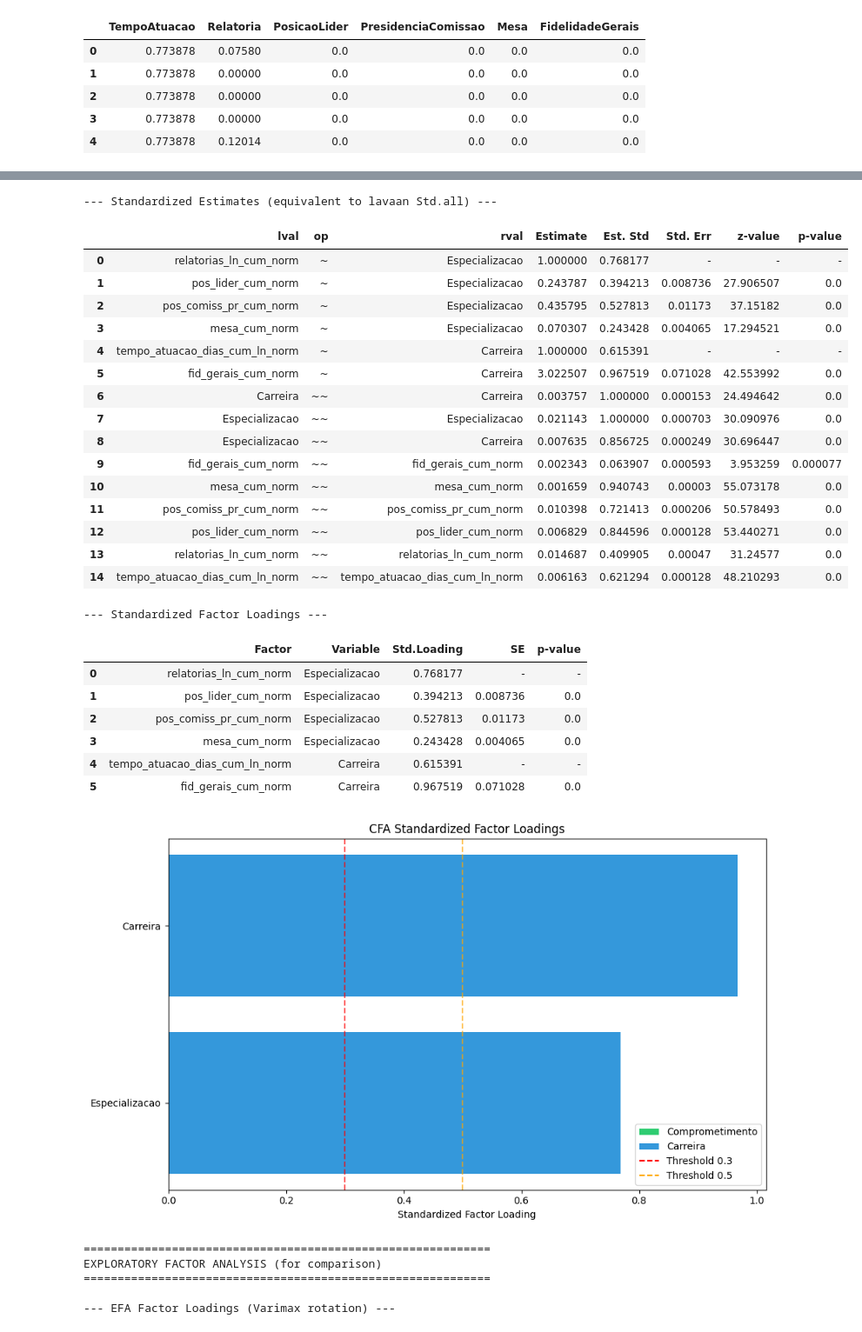
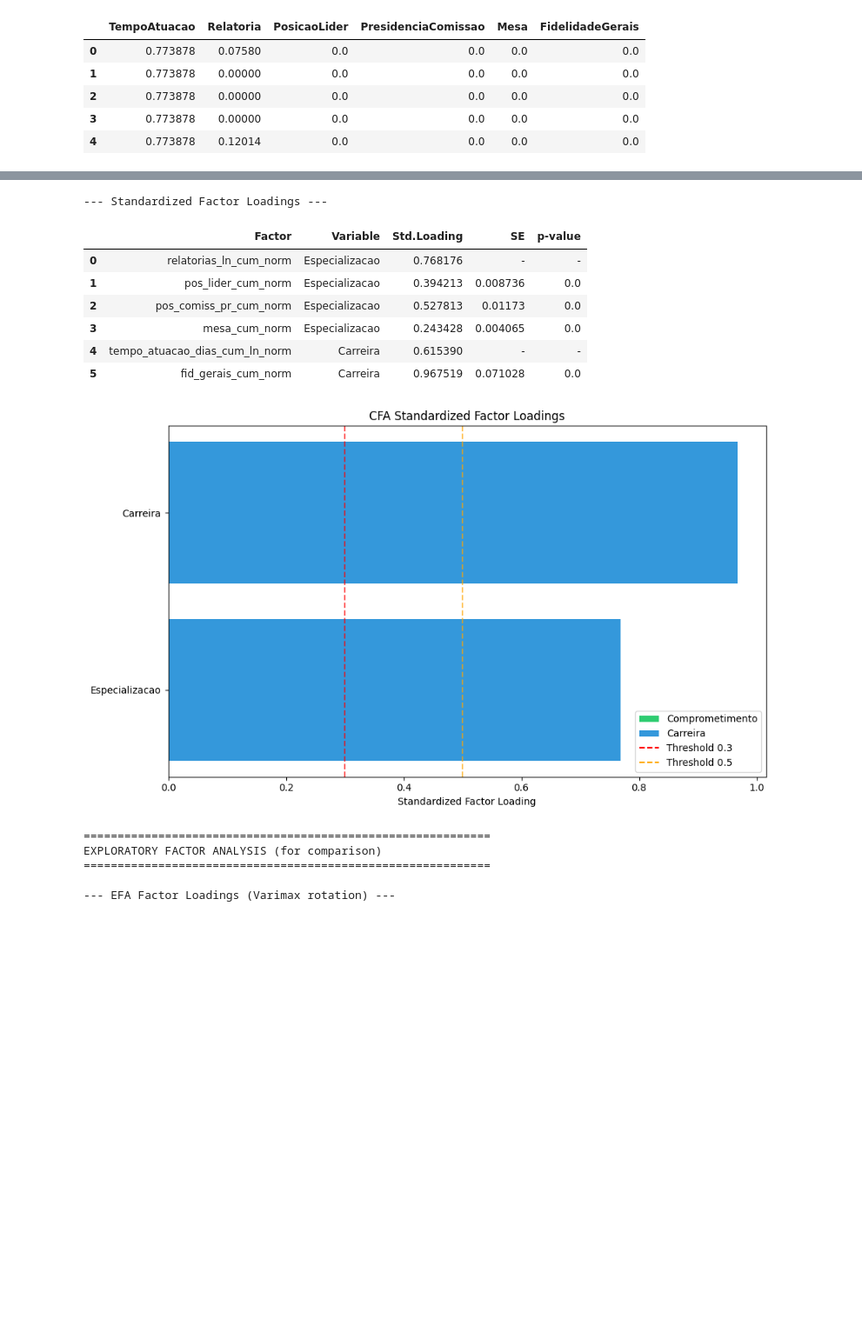
Before and after one commit to AcacioTelechi/redem-index, a Jupyter notebook: studies/ipp/validation.ipynb, the cells around one changed output, grey strips where cells are left out. Shown at 87% size. Drawn from its saved outputs; the diff is of its cells as text; code cells hidden in the pictures; blank space fills up the shorter version.

```diff
--- a/studies/ipp/validation.ipynb
+++ b/studies/ipp/validation.ipynb
@@ -65,7 +65,7 @@ ipp_vars = [
     ("pos_lider_cum_norm", "PosicaoLider", "Especializacao"),
     ("pos_comiss_pr_cum_norm", "PresidenciaComissao", "Especializacao"),
     ("mesa_cum_norm", "Mesa", "Especializacao"),
-    ("mandatos_cum_norm", "Mandatos", "Carreira"),
+    # ("mandatos_cum_norm", "Mandatos", "Carreira"), # removida pois não foi significativa
     ("fid_gerais_cum_norm", "FidelidadeGerais", "Carreira"),
 ]
 
@@ -172,66 +172,49 @@ if SEMOPY_AVAILABLE:
     # Get STANDARDIZED estimates (like lavaan's summary with standardized=TRUE)
     # This gives the Std.all column equivalent
     estimates_std = model.inspect(std_est=True)
-    print("\n--- Standardized Estimates (equivalent to lavaan Std.all) ---")
-    display(estimates_std)
+    # print("\n--- Standardized Estimates (equivalent to lavaan Std.all) ---")
+    # display(estimates_std)
 
     # Extract standardized factor loadings
     loadings = estimates_std[estimates_std['op'] == '~'].copy()
     loadings = loadings[['lval', 'rval', 'Est. Std', 'Std. Err', 'p-value']]
     loadings.columns = ['Factor', 'Variable', 'Std.Loading', 'SE', 'p-value']
 
     print("\n--- Standardized Factor Loadings ---")
     display(loadings)
 
     # Visualize standardized factor loadings
     fig, ax = plt.subplots(figsize=(10, 6))
 
     colors = ['#2ecc71' if f == 'Especializacao' else '#3498db' for f in loadings['Factor']]
     bars = ax.barh(loadings['Variable'], loadings['Std.Loading'], color=colors)
 
     ax.axvline(x=0.3, color='red', linestyle='--', alpha=0.7, label='Acceptable threshold (0.3)')
     ax.axvline(x=0.5, color='orange', linestyle='--', alpha=0.7, label='Good threshold (0.5)')
 
     ax.set_xlabel('Standardized Factor Loading')
     ax.set_title('CFA Standardized Factor Loadings')
     ax.legend()
 
     # Add factor labels
     from matplotlib.patches import Patch
     legend_elements = [Patch(facecolor='#2ecc71', label='Comprometimento'),
                        Patch(facecolor='#3498db', label='Carreira')]
     ax.legend(handles=legend_elements + [plt.Line2D([0], [0], color='red', linestyle='--', label='Threshold 0.3'),
                                           plt.Line2D([0], [0], color='orange', linestyle='--', label='Threshold 0.5')],
               loc='lower right')
 
     plt.tight_layout()
     plt.show()
 # %% [output]
---- Standardized Estimates (equivalent to lavaan Std.all) ---
+--- Standardized Factor Loadings ---
-|  | lval | op | rval | Estimate | Est. Std | Std. Err | z-value | p-value |
-| 0 | relatorias_ln_cum_norm | ~ | Especializacao | 1.000000 | 0.768177 | - | - | - |
-| 1 | pos_lider_cum_norm | ~ | Especializacao | 0.243787 | 0.394213 | 0.008736 | 27.906507 | 0.0 |
-| 2 | pos_comiss_pr_cum_norm | ~ | Especializacao | 0.435795 | 0.527813 | 0.01173 | 37.15182 | 0.0 |
-| 3 | mesa_cum_norm | ~ | Especializacao | 0.070307 | 0.243428 | 0.004065 | 17.294521 | 0.0 |
-| 4 | tempo_atuacao_dias_cum_ln_norm | ~ | Carreira | 1.000000 | 0.615391 | - | - | - |
-| 5 | fid_gerais_cum_norm | ~ | Carreira | 3.022507 | 0.967519 | 0.071028 | 42.553992 | 0.0 |
-| 6 | Carreira | ~~ | Carreira | 0.003757 | 1.000000 | 0.000153 | 24.494642 | 0.0 |
-| 7 | Especializacao | ~~ | Especializacao | 0.021143 | 1.000000 | 0.000703 | 30.090976 | 0.0 |
-| 8 | Especializacao | ~~ | Carreira | 0.007635 | 0.856725 | 0.000249 | 30.696447 | 0.0 |
-| 9 | fid_gerais_cum_norm | ~~ | fid_gerais_cum_norm | 0.002343 | 0.063907 | 0.000593 | 3.953259 | 0.000077 |
-| 10 | mesa_cum_norm | ~~ | mesa_cum_norm | 0.001659 | 0.940743 | 0.00003 | 55.073178 | 0.0 |
-| 11 | pos_comiss_pr_cum_norm | ~~ | pos_comiss_pr_cum_norm | 0.010398 | 0.721413 | 0.000206 | 50.578493 | 0.0 |
-| 12 | pos_lider_cum_norm | ~~ | pos_lider_cum_norm | 0.006829 | 0.844596 | 0.000128 | 53.440271 | 0.0 |
-| 13 | relatorias_ln_cum_norm | ~~ | relatorias_ln_cum_norm | 0.014687 | 0.409905 | 0.00047 | 31.24577 | 0.0 |
-| 14 | tempo_atuacao_dias_cum_ln_norm | ~~ | tempo_atuacao_dias_cum_ln_norm | 0.006163 | 0.621294 | 0.000128 | 48.210293 | 0.0 |
+|  | Factor | Variable | Std.Loading | SE | p-value |
+| 0 | relatorias_ln_cum_norm | Especializacao | 0.768176 | - | - |
+| 1 | pos_lider_cum_norm | Especializacao | 0.394213 | 0.008736 | 0.0 |
+| 2 | pos_comiss_pr_cum_norm | Especializacao | 0.527813 | 0.01173 | 0.0 |
+| 3 | mesa_cum_norm | Especializacao | 0.243428 | 0.004065 | 0.0 |
+| 4 | tempo_atuacao_dias_cum_ln_norm | Carreira | 0.615390 | - | - |
+| 5 | fid_gerais_cum_norm | Carreira | 0.967519 | 0.071028 | 0.0 |
---- Standardized Factor Loadings ---
-|  | Factor | Variable | Std.Loading | SE | p-value |
-| 0 | relatorias_ln_cum_norm | Especializacao | 0.768177 | - | - |
-| 1 | pos_lider_cum_norm | Especializacao | 0.394213 | 0.008736 | 0.0 |
-| 2 | pos_comiss_pr_cum_norm | Especializacao | 0.527813 | 0.01173 | 0.0 |
-| 3 | mesa_cum_norm | Especializacao | 0.243428 | 0.004065 | 0.0 |
-| 4 | tempo_atuacao_dias_cum_ln_norm | Carreira | 0.615391 | - | - |
-| 5 | fid_gerais_cum_norm | Carreira | 0.967519 | 0.071028 | 0.0 |
 [figure]
 # %%
 # Exploratory Factor Analysis for comparison (2 factors)
```
Also changed, not shown: parts of 3 cells of this notebook, 6 other files.
